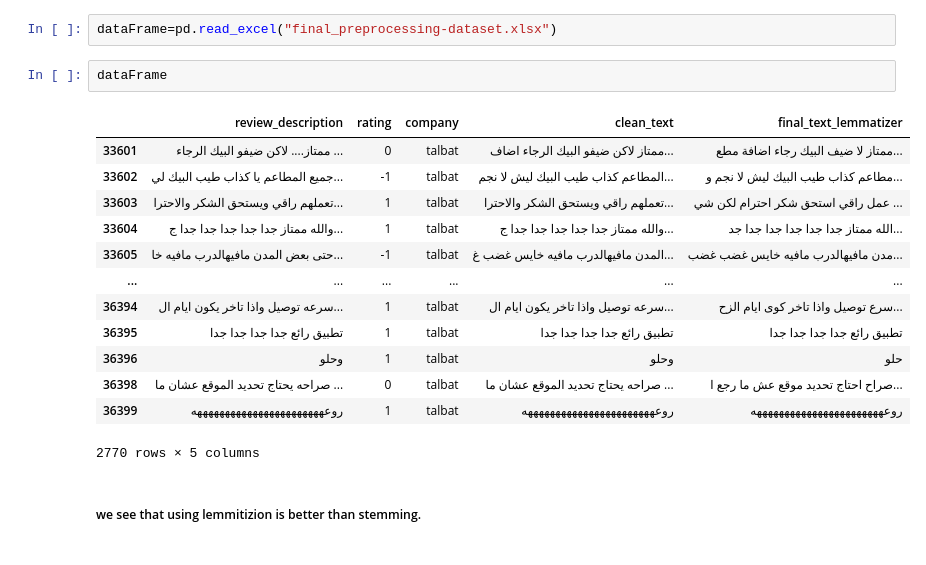
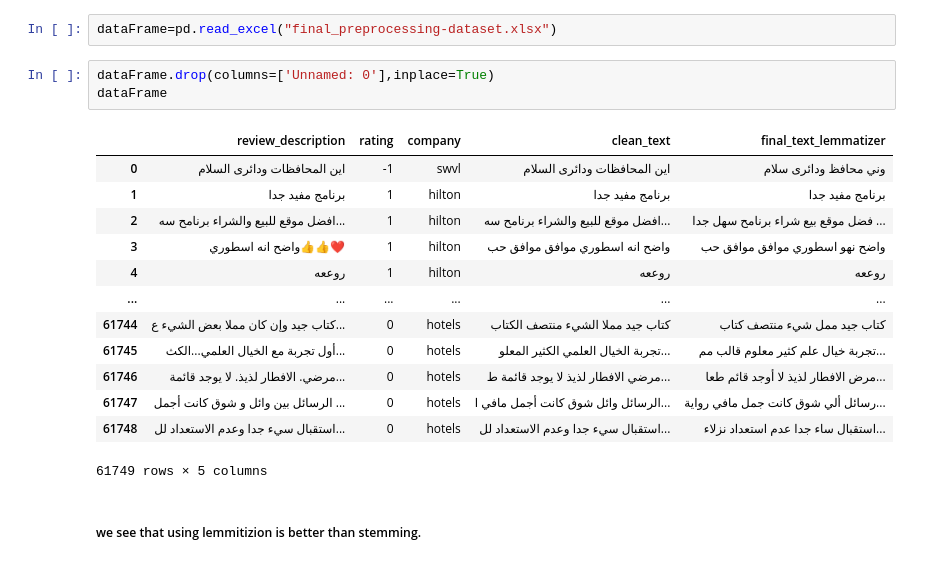
Before and after one commit to AbanoubSamir004/EgyptionCompaniesReviews_Sentiment_analysis, a Jupyter notebook: Additional Files (not needed for app)/EgyptionCompaniesReviews_Sentiment_analysis.ipynb, the cells around one changed output. Cells and saved outputs as stored; diff of their text form.

```diff
--- a/Additional Files (not needed for app)/EgyptionCompaniesReviews_Sentiment_analysis.ipynb
+++ b/Additional Files (not needed for app)/EgyptionCompaniesReviews_Sentiment_analysis.ipynb
@@ -588,21 +605,22 @@ dataFrame.to_excel("final_preprocessing_dataset.xlsx")
 # %%
 dataFrame=pd.read_excel("final_preprocessing-dataset.xlsx")
 # %%
+dataFrame.drop(columns=['Unnamed: 0'],inplace=True)
 dataFrame
 # %% [output]
 |  | review_description | rating | company | clean_text | final_text_lemmatizer |
-| 33601 | ممتاز.... لاكن ضيفو البيك الرجاء ... | 0 | talbat | ممتاز لاكن ضيفو البيك الرجاء اضاف... | ممتاز لا ضيف البيك رجاء اضافة مطع... |
-| 33602 | جميع المطاعم يا كذاب طيب البيك لي... | -1 | talbat | المطاعم كذاب طيب البيك ليش لا نجم... | مطاعم كذاب طيب البيك ليش لا نجم و... |
-| 33603 | تعملهم راقي ويستحق الشكر والاحترا... | 1 | talbat | تعملهم راقي ويستحق الشكر والاحترا... | عمل راقي استحق شكر احترام لكن شي ... |
-| 33604 | والله ممتاز جدا جدا جدا جدا جدا ج... | 1 | talbat | والله ممتاز جدا جدا جدا جدا جدا ج... | الله ممتاز جدا جدا جدا جدا جدا جد... |
-| 33605 | حتى بعض المدن مافيهالدرب مافيه خا... | -1 | talbat | المدن مافيهالدرب مافيه خايس غضب غ... | مدن مافيهالدرب مافيه خايس غضب غضب... |
+| 0 | اين المحافظات ودائرى السلام | -1 | swvl | اين المحافظات ودائرى السلام | وني محافظ ودائرى سلام |
+| 1 | برنامج مفيد جدا | 1 | hilton | برنامج مفيد جدا | برنامج مفيد جدا |
+| 2 | افضل موقع للبيع والشراء برنامح سه... | 1 | hilton | افضل موقع للبيع والشراء برنامح سه... | فضل موقع بيع شراء برنامح سهل جدا ... |
+| 3 | واضح انه اسطوري👍👍❤ | 1 | hilton | واضح انه اسطوري موافق موافق حب | واضح نهو اسطوري موافق موافق حب |
+| 4 | روععه | 1 | hilton | روععه | روععه |
 | ... | ... | ... | ... | ... | ... |
-| 36394 | سرعه توصيل واذا تاخر يكون ايام ال... | 1 | talbat | سرعه توصيل واذا تاخر يكون ايام ال... | سرع توصيل واذا تاخر كوى ايام الزح... |
-| 36395 | تطبيق رائع جدا جدا جدا جدا | 1 | talbat | تطبيق رائع جدا جدا جدا جدا | تطبيق رائع جدا جدا جدا جدا |
-| 36396 | وحلو | 1 | talbat | وحلو | حلو |
-| 36398 | صراحه يحتاج تحديد الموقع عشان ما ... | 0 | talbat | صراحه يحتاج تحديد الموقع عشان ما ... | صراح احتاج تحديد موقع عش ما رجع ا... |
-| 36399 | روعهههههههههههههههههههههههه | 1 | talbat | روعهههههههههههههههههههههههه | روعهههههههههههههههههههههههه |
+| 61744 | كتاب جيد وإن كان مملا بعض الشيء ع... | 0 | hotels | كتاب جيد مملا الشيء منتصف الكتاب | كتاب جيد ممل شيء منتصف كتاب |
+| 61745 | أول تجربة مع الخيال العلمي...الكث... | 0 | hotels | تجربة الخيال العلمي الكثير المعلو... | تجربة خيال علم كثير معلوم قالب مم... |
+| 61746 | مرضي. الافطار لذيذ. لا يوجد قائمة... | 0 | hotels | مرضي الافطار لذيذ لا يوجد قائمة ط... | مرض الافطار لذيذ لا أوجد قائم طعا... |
+| 61747 | الرسائل بين وائل و شوق كانت أجمل ... | 0 | hotels | الرسائل وائل شوق كانت أجمل مافي ا... | رسائل ألي شوق كانت جمل مافي رواية... |
+| 61748 | استقبال سيء جدا وعدم الاستعداد لل... | 0 | hotels | استقبال سيء جدا وعدم الاستعداد لل... | استقبال ساء جدا عدم استعداد نزلاء... |
-2770 rows × 5 columns
+61749 rows × 5 columns
 # %% [markdown]
 ##### we see that using lemmitizion is better than stemming.
 # %%
```
Also changed, not shown: parts of 21 cells of this notebook.
